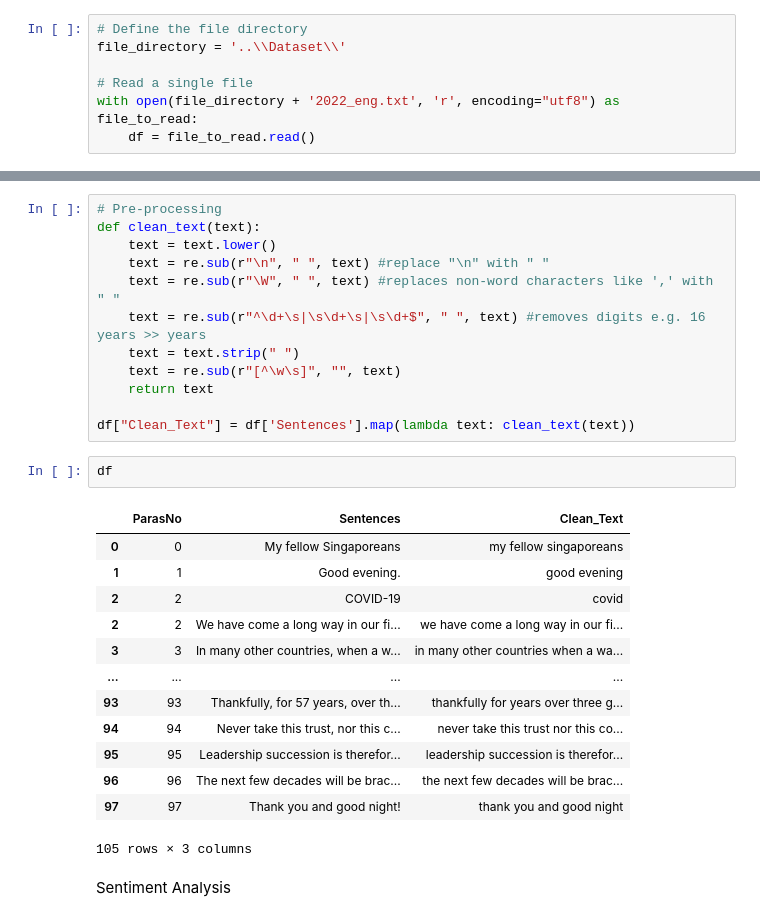
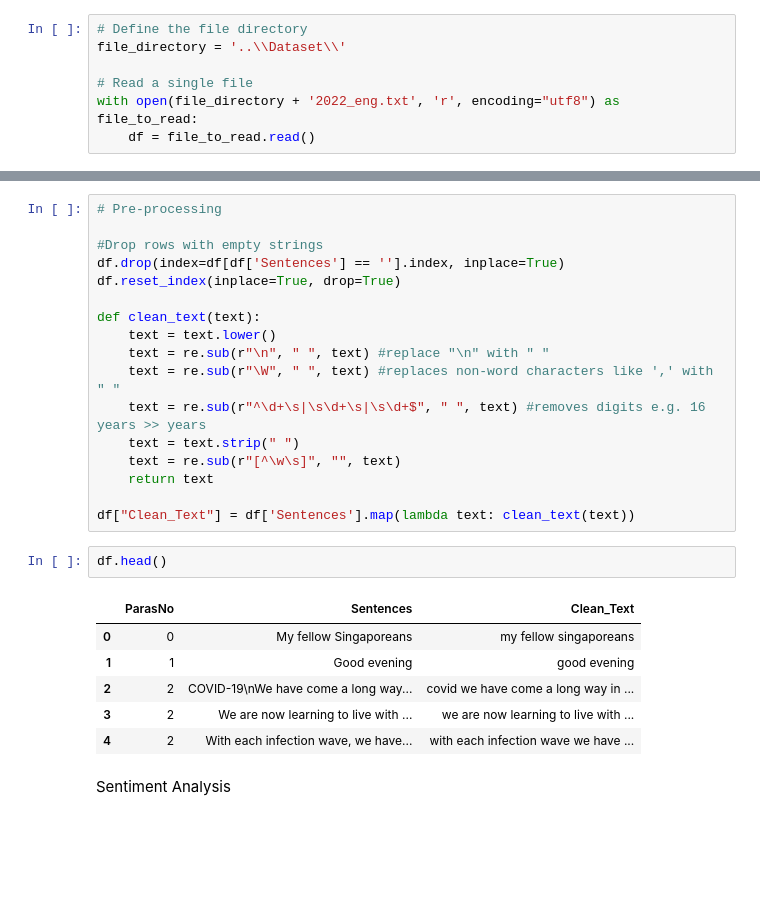
Before and after one commit to wesleydjingga/ISSS609-TAA-2022, a Jupyter notebook: Code/SentimentAnalysis.ipynb, the cells around one changed output, grey strips where cells are left out. Saved outputs shown, nothing was run; the diff lists cells and outputs as text; blank space fills up the shorter version.

```diff
--- a/Code/SentimentAnalysis.ipynb
+++ b/Code/SentimentAnalysis.ipynb
@@ -173,5 +110,10 @@ df
 # %%
 # Pre-processing
+
+#Drop rows with empty strings
+df.drop(index=df[df['Sentences'] == ''].index, inplace=True)
+df.reset_index(inplace=True, drop=True)
+
 def clean_text(text):
     text = text.lower()
     text = re.sub(r"\n", " ", text) #replace "\n" with " "
@@ -182,22 +124,15 @@ def clean_text(text):
     return text
 
 df["Clean_Text"] = df['Sentences'].map(lambda text: clean_text(text))
-# %%
-df
-# %% [output]
-|  | ParasNo | Sentences | Clean_Text |
-| 0 | 0 | My fellow Singaporeans | my fellow singaporeans |
-| 1 | 1 | Good evening. | good evening |
-| 2 | 2 | COVID-19 | covid |
-| 2 | 2 | We have come a long way in our fi... | we have come a long way in our fi... |
-| 3 | 3 | In many other countries, when a w... | in many other countries when a wa... |
-| ... | ... | ... | ... |
-| 93 | 93 | Thankfully, for 57 years, over th... | thankfully for years over three g... |
-| 94 | 94 | Never take this trust, nor this c... | never take this trust nor this co... |
-| 95 | 95 | Leadership succession is therefor... | leadership succession is therefor... |
-| 96 | 96 | The next few decades will be brac... | the next few decades will be brac... |
-| 97 | 97 | Thank you and good night! | thank you and good night |
-105 rows × 3 columns
+# %%
+df.head()
+# %% [output]
+|  | ParasNo | Sentences | Clean_Text |
+| 0 | 0 | My fellow Singaporeans | my fellow singaporeans |
+| 1 | 1 | Good evening | good evening |
+| 2 | 2 | COVID-19\nWe have come a long way... | covid we have come a long way in ... |
+| 3 | 2 | We are now learning to live with ... | we are now learning to live with ... |
+| 4 | 2 | With each infection wave, we have... | with each infection wave we have ... |
 # %% [markdown]
 Sentiment Analysis
 # %%
```
Also changed, not shown: parts of 30 cells of this notebook.
